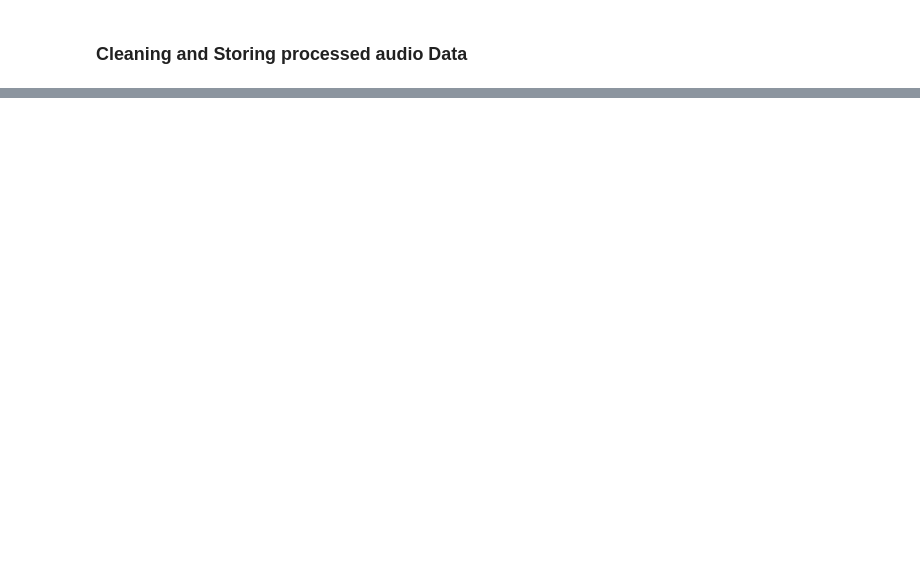
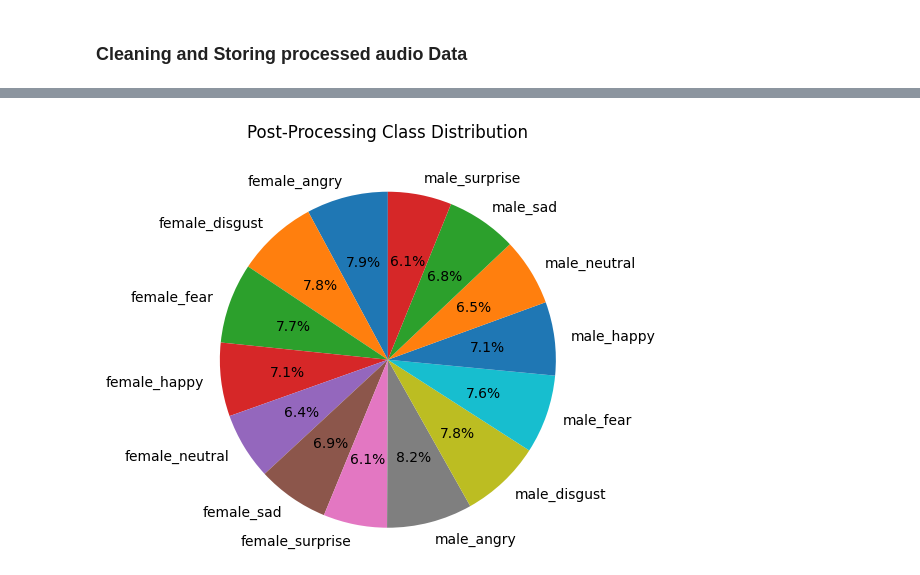
Before and after one commit to EmilVl6/Speech-Emotion-Classification-by-utilizing-a-Convolutional-Neural-Network, a Jupyter notebook: Emotion Audio Classification using Convolutional Neural Network ~ Emil Vinod.ipynb, the cells around one changed output, grey strips where cells are left out. Cells and saved outputs as stored; diff of their text form; code cells hidden in the pictures; blank space fills up the shorter version.

```diff
--- a/Emotion Audio Classification using Convolutional Neural Network ~ Emil Vinod.ipynb
+++ b/Emotion Audio Classification using Convolutional Neural Network ~ Emil Vinod.ipynb
@@ -308,5 +308,5 @@ plt.show()
 if len(os.listdir('Clean'))== 1:
     for f in tqdm(RAV_df.path):
         signal, rate = librosa.load(f, sr=16000)
-        mask = envelope(signal, rate, 0.005)
+        mask = envelope(signal, rate, 0.0002)
         wavfile.write(filename='Clean/'+f, rate=rate, data=signal[mask])
@@ -312,0 +353,4 @@ if len(os.listdir('Clean'))== 1:
+# %%
+# Importing the Processed DataSet
+ProcessedAudio = 'Clean/RAVDESS_AudioDataSet'
+RAV = ProcessedAudio
@@ -312,0 +422,3 @@ if len(os.listdir('Clean'))== 1:
+# %%
+classes = list(np.unique(RAV_df.labels))
+class_dist = RAV_df.groupby(['labels'])['duration_seconds'].mean()
@@ -312,0 +450,8 @@ if len(os.listdir('Clean'))== 1:
+# %%
+fig, ax = plt.subplots()
+ax.set_title('Post-Processing Class Distribution', y = 1.08)
+ax.pie(class_dist, labels=class_dist.index, autopct='%1.1f%%',shadow=False, startangle =90)
+ax.axis('equal')
+plt.show()
+# %% [output]
+[figure, added]
```
Also changed, not shown: parts of 15 cells of this notebook.
